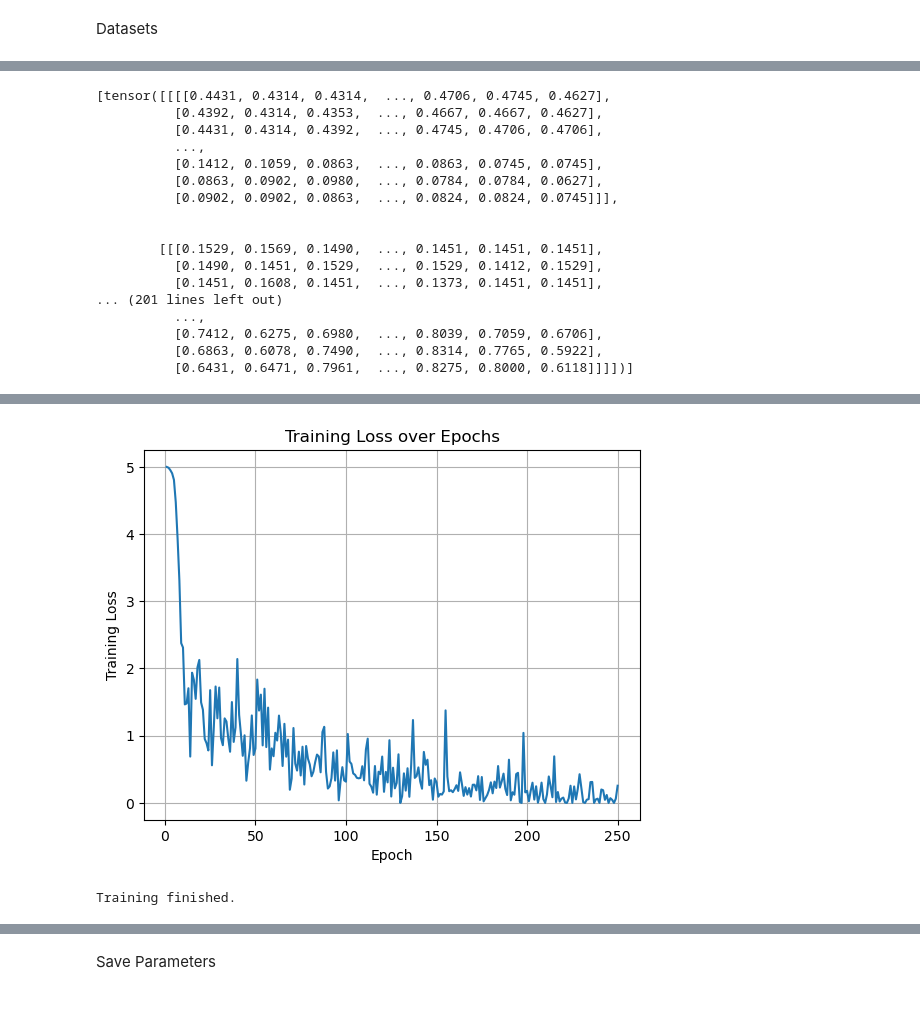
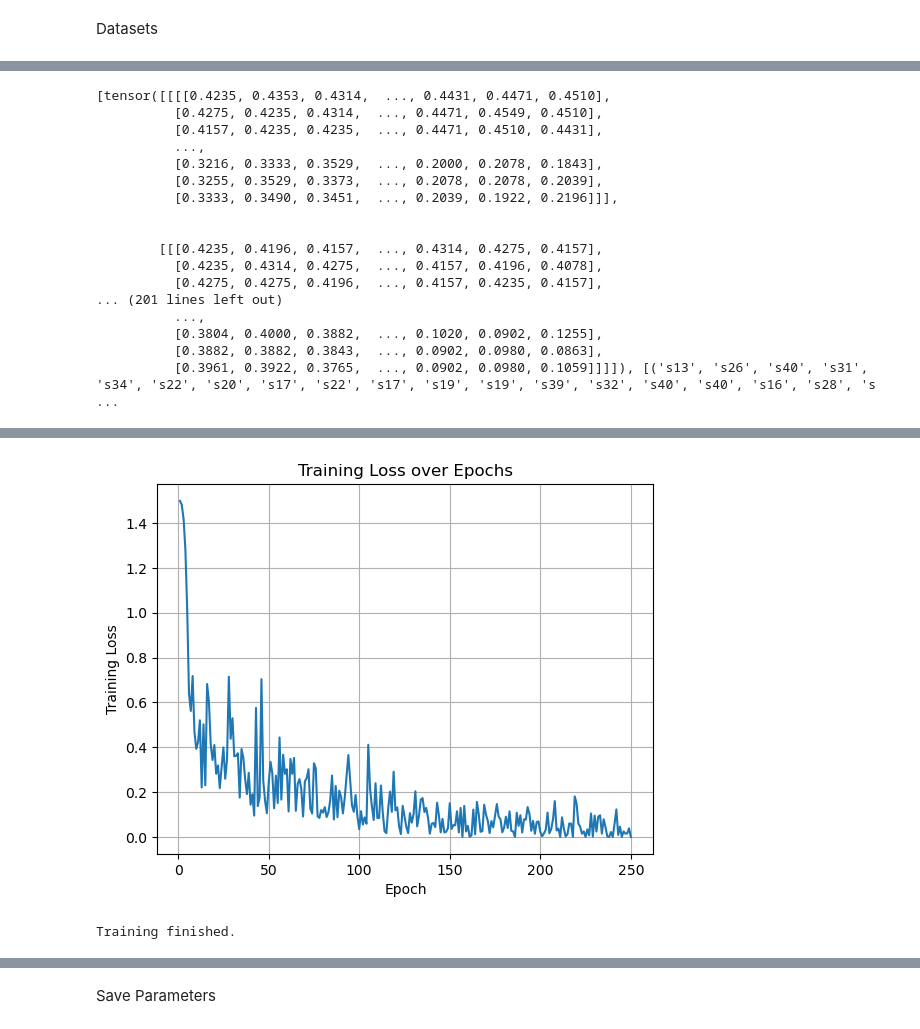
Before and after one commit to PNisargkumar/SiameseNeuralNetwork, a Jupyter notebook: 014_siameseNetwork.ipynb, the cells around one changed output, grey strips where cells are left out. Cells and saved outputs as stored; diff of their text form; code cells hidden in the pictures.

Commit message:
Improved results by changing margin

```diff
--- a/014_siameseNetwork.ipynb
+++ b/014_siameseNetwork.ipynb
@@ -39,8 +39,9 @@ if dataset == 1:
                                         ])
     d_no_epochs = 50
     d_batch_size = 64
-    def1_margin = 2.0
-    def2_margin = 3.0
+    # from paper
+    def1_margin = 1.0
+    def2_margin = 0.5
 elif dataset == 2:
     folder_dataset = datasets.ImageFolder(root=r"D:\Uni_Sem4\SiameseNeuralNetwork\data\MNIST_Data\training")
     folder_dataset_test = datasets.ImageFolder(root=r"D:\Uni_Sem4\SiameseNeuralNetwork\data\MNIST_Data\testing")
@@ -261,23 +262,23 @@ train_dataloader = DataLoader(siamese_dataset,
                         batch_size=d_batch_size)
 print(next(iter(train_dataloader)),'\n')
 # %% [output]
-[tensor([[[[0.4431, 0.4314, 0.4314,  ..., 0.4706, 0.4745, 0.4627],
-          [0.4392, 0.4314, 0.4353,  ..., 0.4667, 0.4667, 0.4627],
-          [0.4431, 0.4314, 0.4392,  ..., 0.4745, 0.4706, 0.4706],
+[tensor([[[[0.4235, 0.4353, 0.4314,  ..., 0.4431, 0.4471, 0.4510],
+          [0.4275, 0.4235, 0.4314,  ..., 0.4471, 0.4549, 0.4510],
+          [0.4157, 0.4235, 0.4235,  ..., 0.4471, 0.4510, 0.4431],
           ...,
-          [0.1412, 0.1059, 0.0863,  ..., 0.0863, 0.0745, 0.0745],
-          [0.0863, 0.0902, 0.0980,  ..., 0.0784, 0.0784, 0.0627],
-          [0.0902, 0.0902, 0.0863,  ..., 0.0824, 0.0824, 0.0745]]],
+          [0.3216, 0.3333, 0.3529,  ..., 0.2000, 0.2078, 0.1843],
+          [0.3255, 0.3529, 0.3373,  ..., 0.2078, 0.2078, 0.2039],
+          [0.3333, 0.3490, 0.3451,  ..., 0.2039, 0.1922, 0.2196]]],
 
 
-        [[[0.1529, 0.1569, 0.1490,  ..., 0.1451, 0.1451, 0.1451],
-          [0.1490, 0.1451, 0.1529,  ..., 0.1529, 0.1412, 0.1529],
-          [0.1451, 0.1608, 0.1451,  ..., 0.1373, 0.1451, 0.1451],
+        [[[0.4235, 0.4196, 0.4157,  ..., 0.4314, 0.4275, 0.4157],
+          [0.4235, 0.4314, 0.4275,  ..., 0.4157, 0.4196, 0.4078],
+          [0.4275, 0.4275, 0.4196,  ..., 0.4157, 0.4235, 0.4157],
 ... (201 lines left out)
           ...,
-          [0.7412, 0.6275, 0.6980,  ..., 0.8039, 0.7059, 0.6706],
-          [0.6863, 0.6078, 0.7490,  ..., 0.8314, 0.7765, 0.5922],
-          [0.6431, 0.6471, 0.7961,  ..., 0.8275, 0.8000, 0.6118]]]])]
+          [0.3804, 0.4000, 0.3882,  ..., 0.1020, 0.0902, 0.1255],
+          [0.3882, 0.3882, 0.3843,  ..., 0.0902, 0.0980, 0.0863],
+          [0.3961, 0.3922, 0.3765,  ..., 0.0902, 0.0980, 0.1059]]]]), [('s13', 's26', 's40', 's31', 's34', 's22', 's20', 's17', 's22', 's17', 's19', 's19', 's39', 's32', 's40', 's40', 's16', 's28', 's ...
 # %%
 net = SiameseNetwork().to(device)
 criterion = QuadrupletLoss()
@@ -294,7 +295,7 @@ for epoch in range(d_no_epochs):
     running_loss = 0.0
 
     # Iterate over the batches in the dataloader
-    for i, (anchor, positive, negative, edgecase)  in enumerate(train_dataloader):
+    for i, (anchor, positive, negative, edgecase,_)  in enumerate(train_dataloader):
         # print(anchor,positive, negative, edgecase)
         """ """ # Transfer images and labels to the device
         anchor, positive, negative, edgecase = anchor.to(device), positive.to(device), negative.to(device), edgecase.to(device)
@@ -311,34 +312,34 @@ for epoch in range(d_no_epochs):
         # Backward pass and optimization
         loss_quadruplet.backward()
         optimizer.step()
 
         # Update the running loss
         running_loss += loss_quadruplet.item()
 
         # Print the loss every 10 batches
         if (i + 1) % 10 == 0:
             print(f"Epoch [{epoch+1}/{d_no_epochs}], Batch [{i+1}/{len(train_dataloader)}], Loss: {running_loss / 10}")
             running_loss = 0.0
 
         # Increment the iteration number
         iteration_number += 1
 
         # Store the loss value
         counter.append(iteration_number)
         loss_history.append(loss_quadruplet.item())
 
     # End of epoch """
 
 # Training complete
 plt.plot(counter, loss_history)
 plt.xlabel('Epoch')
 plt.ylabel('Training Loss')
 plt.title('Training Loss over Epochs')
 plt.grid(True)
 plt.show()
 print("Training finished.")
 # %% [output]
-[figure, old version]
+[figure, new version]
 Training finished.
 # %%
 # Load it into the SiameseNetworkDataset
```
Also changed, not shown: parts of 3 cells of this notebook.
